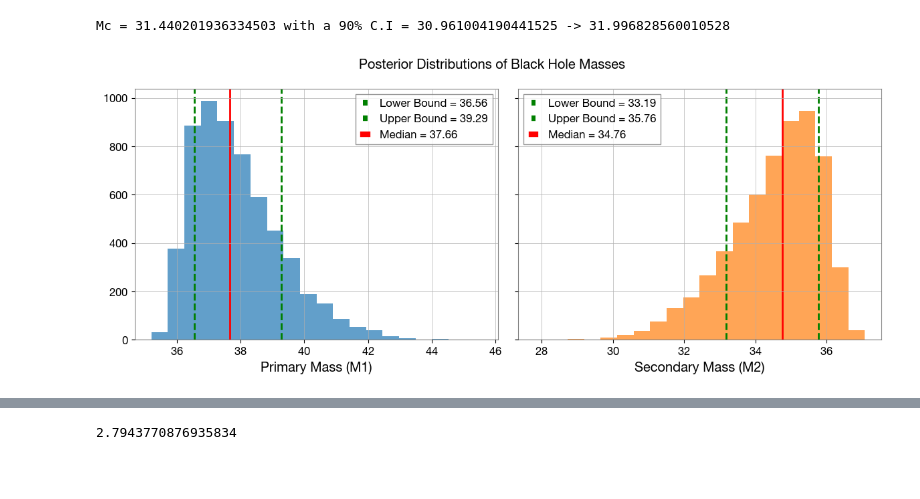
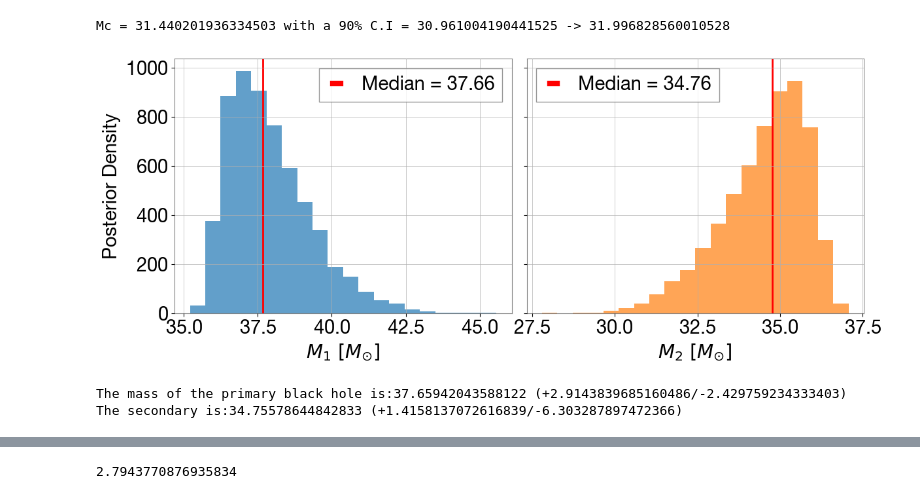
Before and after one commit to maxthebigcoda/astro-projects, a Jupyter notebook: parameter-estimation/bilby_real.ipynb, the cells around one changed output, grey strips where cells are left out. Saved outputs shown, nothing was run; the diff lists cells and outputs as text; code cells hidden in the pictures; blank space fills up the shorter version.

Commit message:
final note for parameter estimation using bilby

```diff
--- a/parameter-estimation/bilby_real.ipynb
+++ b/parameter-estimation/bilby_real.ipynb
@@ -354,30 +338,42 @@ Mc = 31.440201936334503 with a 90% C.I = 30.961004190441525 -> 31.99682856001052
 # %%
 # Create figure with two subplots
 fig, axes = plt.subplots(ncols=2, figsize=(12, 5), sharey=True)
 
-m1_median, m1_lower, m1_upper = mass_1.median(), mass_1.quantile(0.16), mass_1.quantile(0.84)
-m2_median, m2_lower, m2_upper = mass_2.median(), mass_2.quantile(0.16), mass_2.quantile(0.84)
+m1_median, m1_lower, m1_upper = mass_1.median(), mass_1.quantile(0.0001), mass_1.quantile(0.95)
+m2_median, m2_lower, m2_upper = mass_2.median(), mass_2.quantile(0.0001), mass_2.quantile(0.95)
 
 # Plot histogram for primary mass (m1)
 axes[0].hist(mass_1, bins=20, color='C0', alpha=0.7)
-axes[0].axvline(m1_lower, linestyle='--', color='green', label=f'Lower Bound = {m1_lower:.2f}', linewidth=2)
-axes[0].axvline(m1_upper, linestyle='--', color='green', label=f'Upper Bound = {m1_upper:.2f}', linewidth=2)
+# axes[0].axvline(m1_lower, linestyle='--', color='green', label=f'Lower Bound = {m1_lower:.2f}', linewidth=2)
+# axes[0].axvline(m1_upper, linestyle='--', color='green', label=f'Upper Bound = {m1_upper:.2f}', linewidth=2)
 axes[0].axvline(m1_median, color='red', label=f'Median = {m1_median:.2f}', linewidth=2)
-axes[0].set_xlabel("Primary Mass (M1)")
-axes[0].legend()
+axes[0].tick_params(axis = 'x',labelsize = fontsize)
+axes[0].tick_params(axis = 'y', labelsize = fontsize)
+axes[0].set_xlabel(r"$M_{1}\ [M_{\odot}]$",fontsize = 21)
+axes[0].set_ylabel("Posterior Density",fontsize = 21)
+axes[0].legend(fontsize = 21)
 
 # Plot histogram for secondary mass (m2)
 axes[1].hist(mass_2, bins=20, color='C1', alpha=0.7)
-axes[1].axvline(m2_lower, linestyle='--', color='green', label=f'Lower Bound = {m2_lower:.2f}', linewidth=2)
-axes[1].axvline(m2_upper, linestyle='--', color='green', label=f'Upper Bound = {m2_upper:.2f}', linewidth=2)
+# axes[1].axvline(m2_lower, linestyle='--', color='green', label=f'Lower Bound = {m2_lower:.2f}', linewidth=2)
+# axes[1].axvline(m2_upper, linestyle='--', color='green', label=f'Upper Bound = {m2_upper:.2f}', linewidth=2)
 axes[1].axvline(m2_median, color='red', label=f'Median = {m2_median:.2f}', linewidth=2)
-axes[1].set_xlabel("Secondary Mass (M2)")
-axes[1].legend()
+axes[1].tick_params(axis = 'x',labelsize = fontsize)
+axes[1].tick_params(axis = 'y', labelsize = fontsize)
+axes[1].set_xlabel(r"$M_{2}\ [M_{\odot}]$",fontsize = 21)
+axes[1].legend(fontsize = 21)
+plt.savefig("primary-secondary-mass-main.png", dpi=300, bbox_inches='tight')
 
 # Common labels
-fig.suptitle("Posterior Distributions of Black Hole Masses")
+# fig.suptitle("Posterior Distributions of Black Hole Masses")
 plt.tight_layout()
 plt.show()
+
+
+print(f'The mass of the primary black hole is:{m1_median} (+{m1_upper-m1_median}/-{m1_median-m1_lower})')
+print(f'The secondary is:{m2_median} (+{m2_upper-m2_median}/-{m2_median-m2_lower})')
 # %% [output]
-[figure, old version]
+[figure, new version]
+The mass of the primary black hole is:37.65942043588122 (+2.9143839685160486/-2.429759234333403)
+The secondary is:34.75578644842833 (+1.4158137072616839/-6.303287897472366)
 # %%
```
Also changed, not shown: parts of 18 cells of this notebook.
